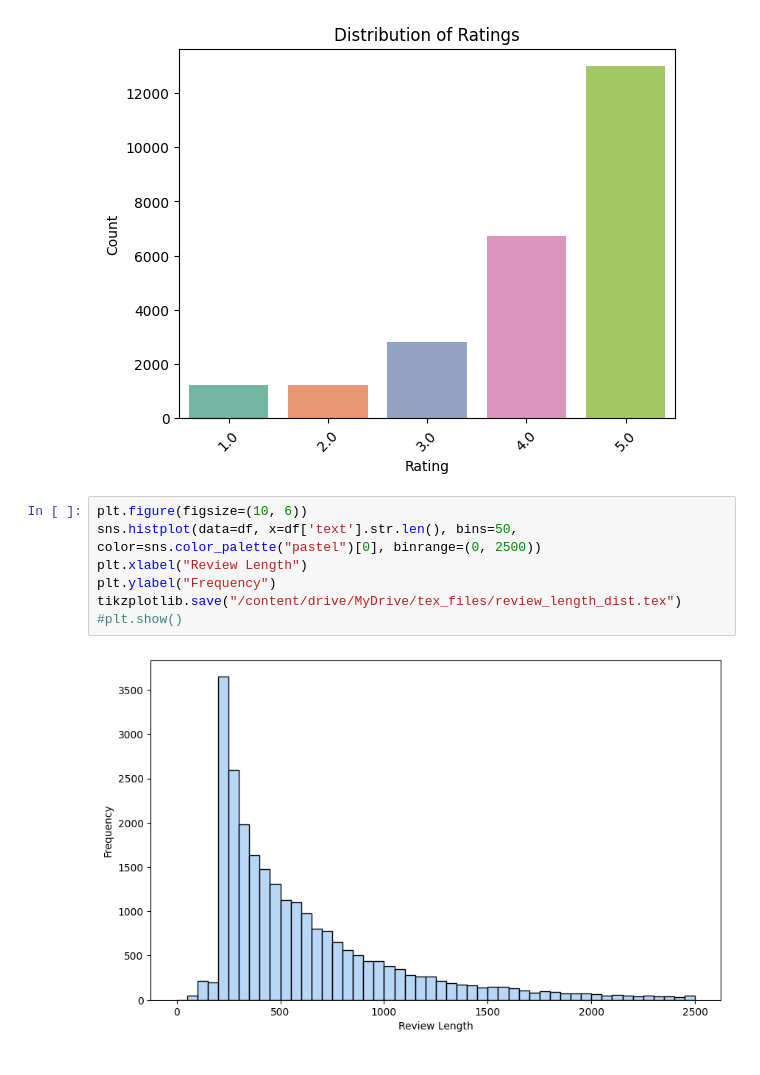
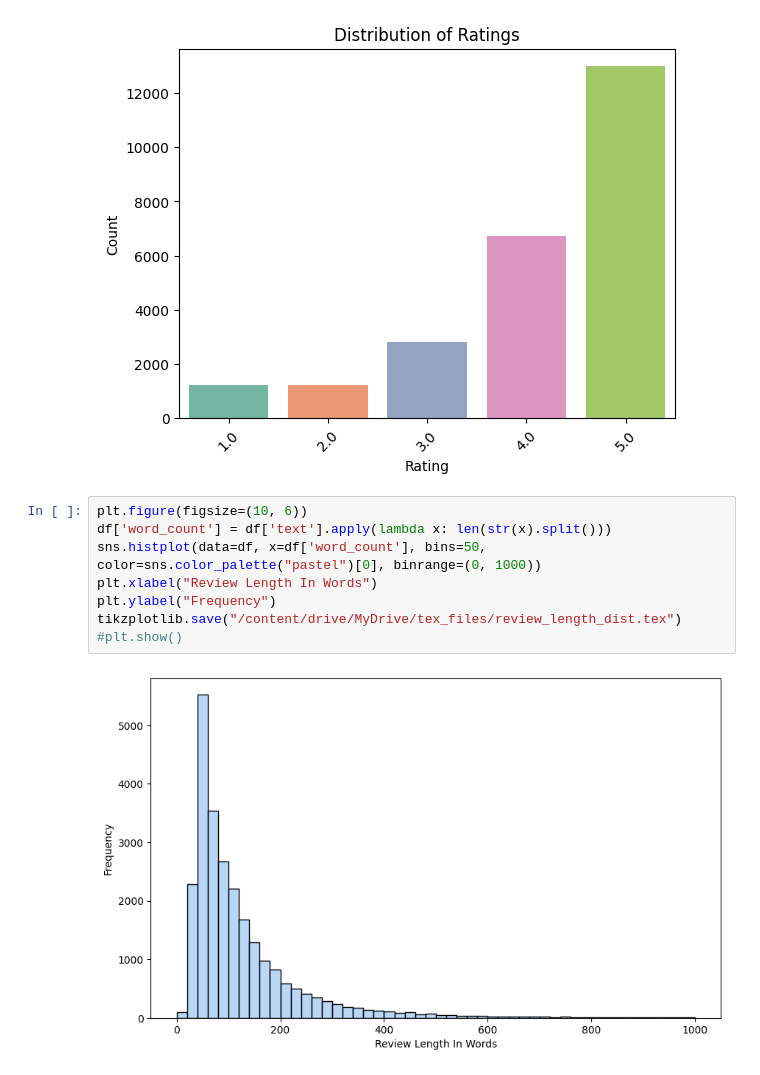
Before and after one commit to danielbauer1860/reviewadvisor, a Jupyter notebook: data_processing/GeneratorTrainingDatasetDescription.ipynb, the cells around one changed output. Drawn from its saved outputs; the diff is of its cells as text.

Commit message:
updated last chart to word count instead of character count

```diff
--- a/data_processing/GeneratorTrainingDatasetDescription.ipynb
+++ b/data_processing/GeneratorTrainingDatasetDescription.ipynb
@@ -100,10 +100,11 @@ plt.show()
 [figure]
 # %%
 plt.figure(figsize=(10, 6))
-sns.histplot(data=df, x=df['text'].str.len(), bins=50, color=sns.color_palette("pastel")[0], binrange=(0, 2500))
-plt.xlabel("Review Length")
+df['word_count'] = df['text'].apply(lambda x: len(str(x).split()))
+sns.histplot(data=df, x=df['word_count'], bins=50, color=sns.color_palette("pastel")[0], binrange=(0, 1000))
+plt.xlabel("Review Length In Words")
 plt.ylabel("Frequency")
 tikzplotlib.save("/content/drive/MyDrive/tex_files/review_length_dist.tex")
 #plt.show()
 # %% [output]
-[figure, old version]
+[figure, new version]
```
